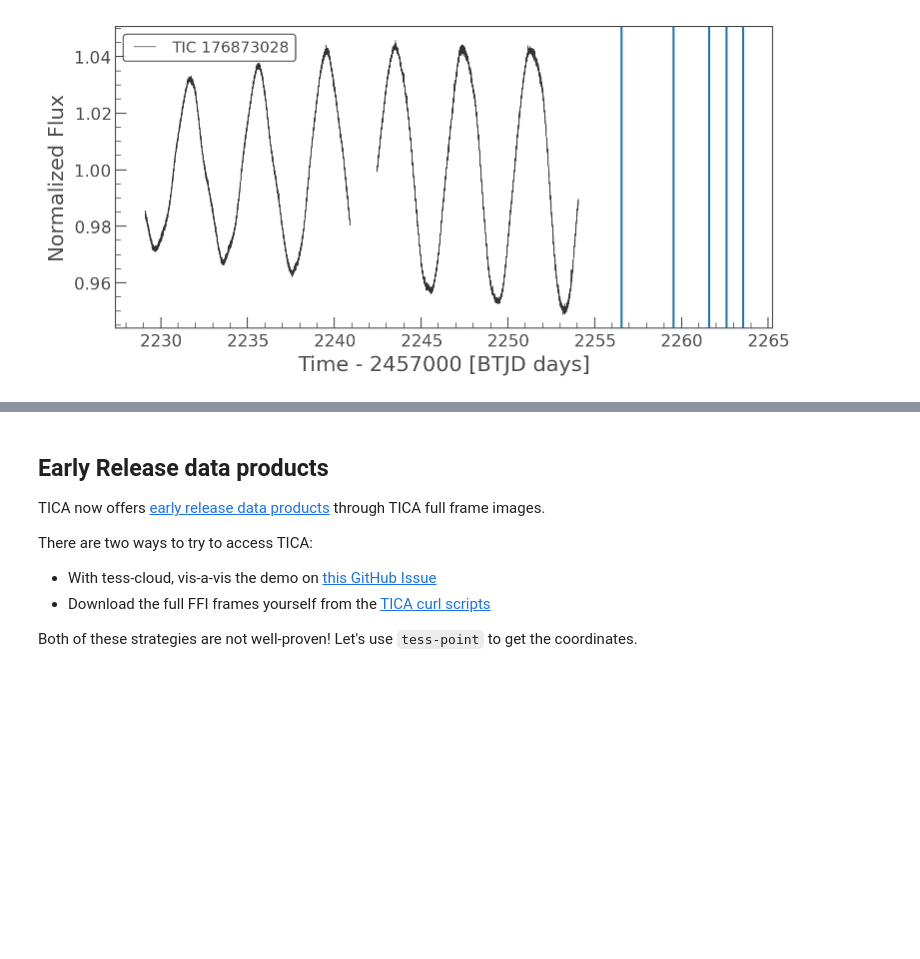
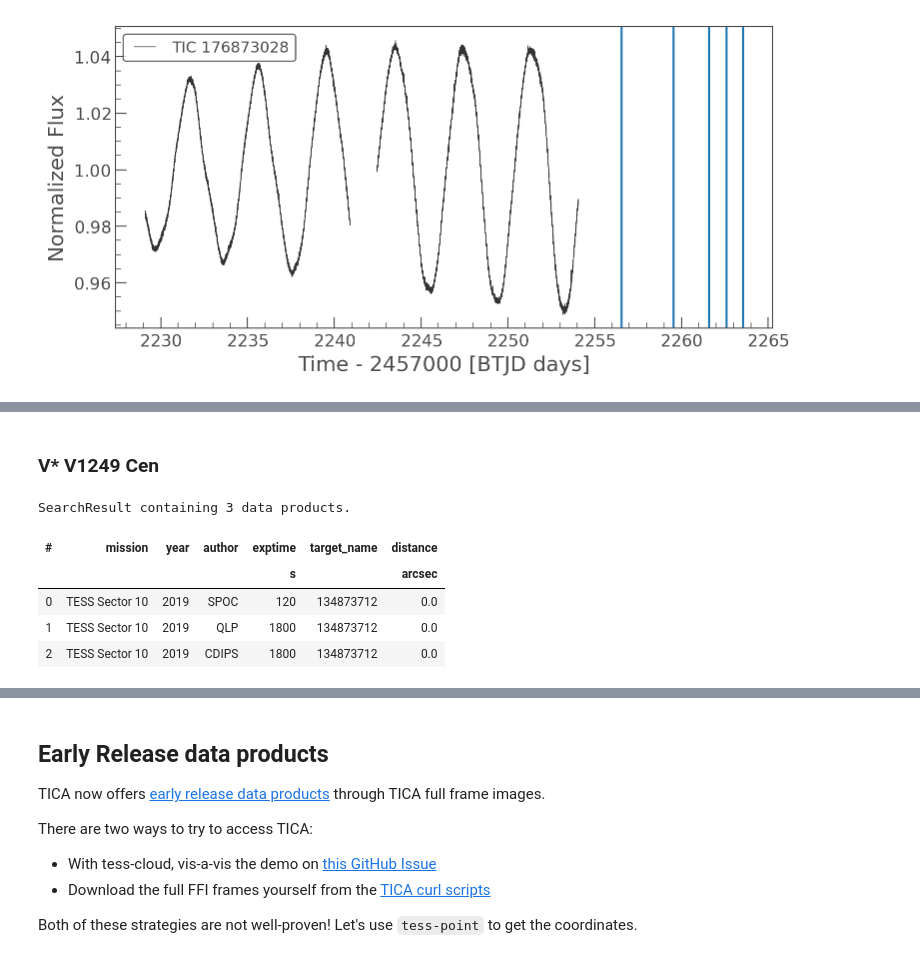
Before and after one commit to gully/acdc, a Jupyter notebook: notebooks/02_lightcurves/02.02_TESS_lightcurves_quicklook.ipynb, the cells around one changed output, grey strips where cells are left out. Saved outputs shown, nothing was run; the diff lists cells and outputs as text; code cells hidden in the pictures; blank space fills up the shorter version.

```diff
--- a/notebooks/02_lightcurves/02.02_TESS_lightcurves_quicklook.ipynb
+++ b/notebooks/02_lightcurves/02.02_TESS_lightcurves_quicklook.ipynb
@@ -95,0 +105,13 @@ for epoch in epochs:
+# %% [markdown]
+### V* V1249 Cen
+# %%
+object_name = 'V* V1249 Cen'
+sr = lk.search_lightcurve(object_name)
+sr
+# %% [output]
+SearchResult containing 3 data products.
+| # | mission | year | author | exptime | target_name | distance |
+|  |  |  |  | s |  | arcsec |
+| 0 | TESS Sector 10 | 2019 | SPOC | 120 | 134873712 | 0.0 |
+| 1 | TESS Sector 10 | 2019 | QLP | 1800 | 134873712 | 0.0 |
+| 2 | TESS Sector 10 | 2019 | CDIPS | 1800 | 134873712 | 0.0 |
```
Also changed, not shown: parts of 17 cells of this notebook, 1 other file.
